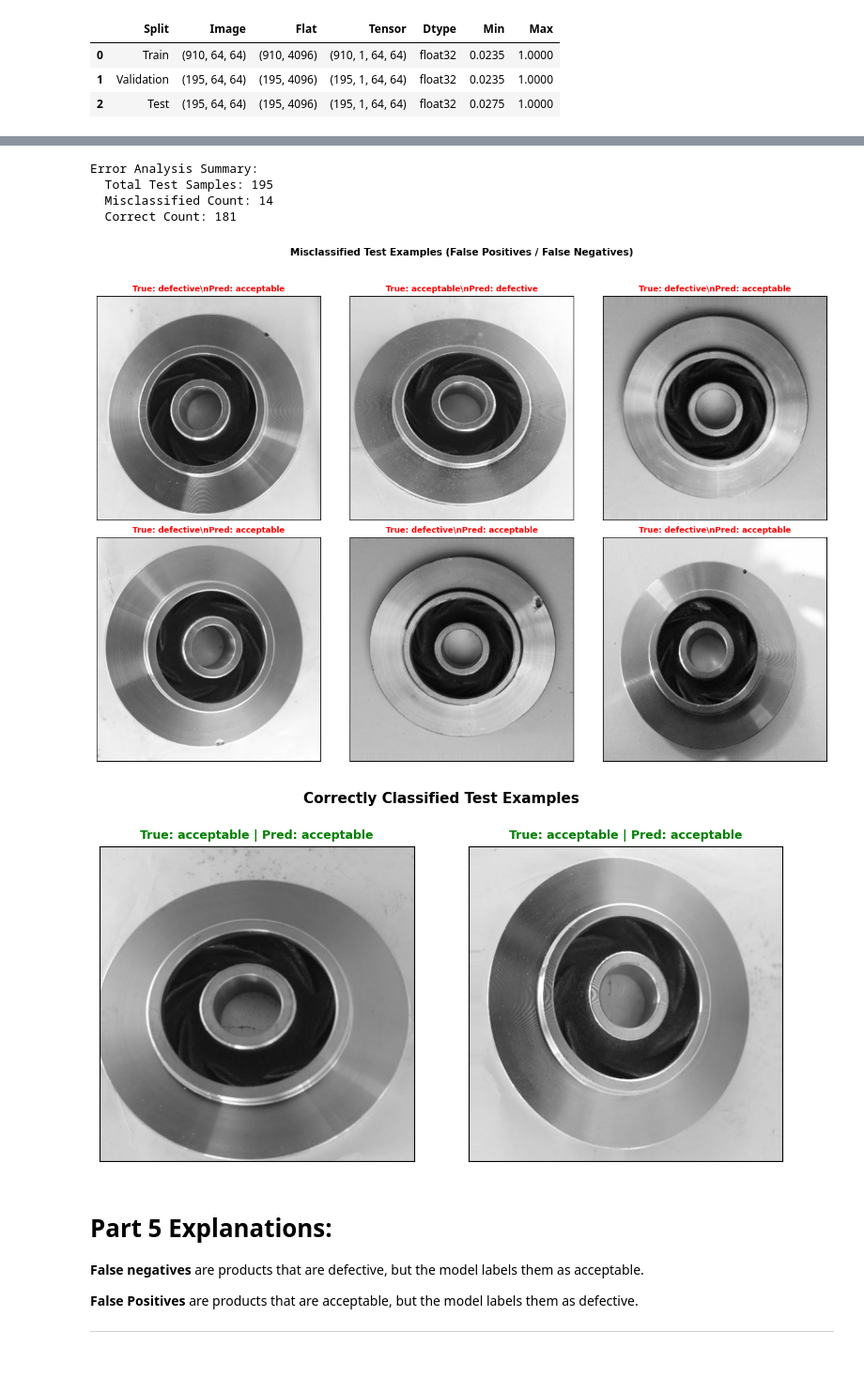
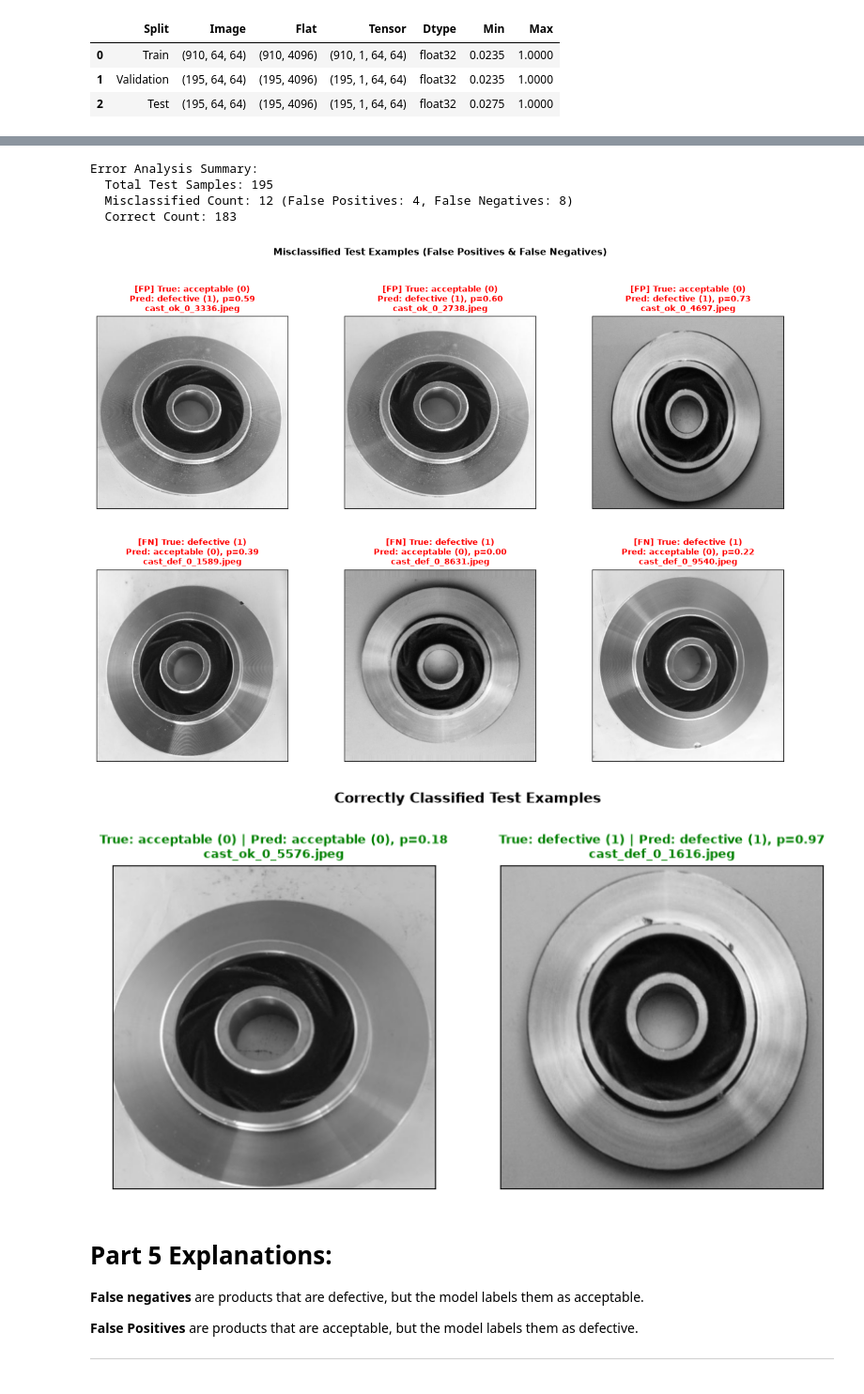
Before and after one commit to dljantz/machine-learning-final-project, a Jupyter notebook: project.ipynb, the cells around one changed output, grey strips where cells are left out. Shown at 94% size. Saved outputs shown, nothing was run; the diff lists cells and outputs as text; code cells hidden in the pictures.

Commit message:
Finalize project.ipynb: add required sections, fix Part 5 plots and explanations, and run clean execution

```diff
--- a/project.ipynb
+++ b/project.ipynb
@@ -554,7 +578,7 @@ test_metrics = defect_metrics(y_test, test_preds)
 print("\nFinal Test Metrics:")
 for k, v in test_metrics.items():
     print(f"  {k}: {v:.4f}")
-print(f"\n")
+print("\n")
 
 # compute and display confusion matrix with labeled axes
 cm = confusion_matrix(y_test, test_preds, labels=[ACCEPTABLE, DEFECTIVE])
@@ -564,11 +588,12 @@ fig.colorbar(cax)
 
 ax.set_xticks([0, 1])
 ax.set_yticks([0, 1])
+ax.xaxis.set_ticks_position("bottom")
 ax.set_xticklabels([f"{CLASS_NAMES[ACCEPTABLE]} (0)", f"{CLASS_NAMES[DEFECTIVE]} (1)"])
 ax.set_yticklabels([f"{CLASS_NAMES[ACCEPTABLE]} (0)", f"{CLASS_NAMES[DEFECTIVE]} (1)"])
 ax.set_xlabel("Predicted Label", fontweight="bold")
 ax.set_ylabel("True Label", fontweight="bold")
-ax.set_title("Test Set Confusion Matrix", fontsize=11, fontweight="bold", pad=15)
+ax.set_title("Test Set Confusion Matrix", fontsize=11, fontweight="bold", pad=12)
 
 for (i, j), val in np.ndenumerate(cm):
     ax.text(j, i, f"{val}", ha="center", va="center", fontsize=12, fontweight="bold",
@@ -577,22 +602,32 @@ for (i, j), val in np.ndenumerate(cm):
 plt.tight_layout()
 plt.show()
 
-# display up to 6 misclassified test images and 2 correctly classified images
+# display up to 6 misclassified test images (ensuring both FP and FN if available) and 2 correctly classified images
 misclassified_idx = np.where(y_test != test_preds)[0]
 correct_idx = np.where(y_test == test_preds)[0]
+fp_idx = np.where((y_test == ACCEPTABLE) & (test_preds == DEFECTIVE))[0]
+fn_idx = np.where((y_test == DEFECTIVE) & (test_preds == ACCEPTABLE))[0]
 
-print(f"\nError Analysis Summary:")
+print("\nError Analysis Summary:")
 print(f"  Total Test Samples: {len(y_test)}")
-print(f"  Misclassified Count: {len(misclassified_idx)}")
-print(f"  Correct Count: {len(correct_idx)}")
-print(f"\n")
+print(f"  Misclassified Count: {len(misclassified_idx)} (False Positives: {len(fp_idx)}, False Negatives: {len(fn_idx)})")
+print(f"  Correct Count: {len(correct_idx)}\n")
 
-# plot misclassified examples (up to 6)
-selected_errors = misclassified_idx[:6]
+if len(misclassified_idx) <= 6:
+    selected_errors = list(misclassified_idx)
+elif len(fp_idx) > 0 and len(fn_idx) > 0:
+    n_fp = min(3, len(fp_idx))
+    n_fn = min(6 - n_fp, len(fn_idx))
+    if n_fp + n_fn < 6:
+        n_fp = min(6 - n_fn, len(fp_idx))
+    selected_errors = list(fp_idx[:n_fp]) + list(fn_idx[:n_fn])
+else:
+    selected_errors = list(misclassified_idx[:6])
+
 if len(selected_errors) > 0:
     rows = min(2, (len(selected_errors) + 2) // 3)
     cols = min(3, len(selected_errors))
-    fig, axes = plt.subplots(rows, cols, figsize=(4 * cols, 4 * rows))
+    fig, axes = plt.subplots(rows, cols, figsize=(4 * cols, 4.25 * rows))
     axes = np.array(axes).flatten() if len(selected_errors) > 1 else [axes]
 
     for i, idx in enumerate(selected_errors):
@@ -602,35 +637,53 @@ if len(selected_errors) > 0:
             ax.imshow(im)
         t_label = CLASS_NAMES[y_test[idx]]
         p_label = CLASS_NAMES[test_preds[idx]]
-        ax.set_title(f"True: {t_label}\\nPred: {p_label}", color="red", fontsize=9, fontweight="bold")
+        err_type = "FP" if (y_test[idx] == ACCEPTABLE and test_preds[idx] == DEFECTIVE) else "FN"
+        ax.set_title(
+            f"[{err_type}] True: {t_label} ({y_test[idx]})\n"
+            f"Pred: {p_label} ({test_preds[idx]}), p={test_probs[idx]:.2f}\n"
+            f"{row_data['filename']}",
+            color="red", fontsize=9, fontweight="bold"
+        )
         ax.set_xticks([])
         ax.set_yticks([])
 
     for j in range(len(selected_errors), len(axes)):
         axes[j].axis("off")
 
-    fig.suptitle("Misclassified Test Examples (False Positives / False Negatives)", fontsize=11, fontweight="bold", y=1.02)
-    plt.tight_layout()
+    fig.suptitle("Misclassified Test Examples (False Positives & False Negatives)", fontsize=11, fontweight="bold", y=0.98)
+    plt.tight_layout(rect=[0, 0, 1, 0.95])
+    plt.subplots_adjust(hspace=0.32)
     plt.show()
 else:
     print("  Zero misclassified test examples found!")
 
-# plot 2 correct examples
-if len(correct_idx) >= 2:
-    fig, axes = plt.subplots(1, 2, figsize=(8, 4))
-    for i, idx in enumerate(correct_idx[:2]):
+# plot 2 correct examples (1 acceptable + 1 defective if both exist)
+tn_idx = np.where((y_test == ACCEPTABLE) & (test_preds == ACCEPTABLE))[0]
+tp_idx = np.where((y_test == DEFECTIVE) & (test_preds == DEFECTIVE))[0]
+if len(tn_idx) > 0 and len(tp_idx) > 0:
+    selected_correct = [int(tn_idx[0]), int(tp_idx[0])]
+else:
+    selected_correct = list(correct_idx[:2])
+
+if len(selected_correct) >= 2:
+    fig, axes = plt.subplots(1, 2, figsize=(8.5, 4.5))
+    for i, idx in enumerate(selected_correct):
         ax = axes[i]
         row_data = test_df.iloc[idx]
         with Image.open(row_data["path"]) as im:
             ax.imshow(im)
         t_label = CLASS_NAMES[y_test[idx]]
         p_label = CLASS_NAMES[test_preds[idx]]
-        ax.set_title(f"True: {t_label} | Pred: {p_label}", color="green", fontsize=9, fontweight="bold")
+        ax.set_title(
+            f"True: {t_label} ({y_test[idx]}) | Pred: {p_label} ({test_preds[idx]}), p={test_probs[idx]:.2f}\n"
+            f"{row_data['filename']}",
+            color="green", fontsize=9, fontweight="bold"
+        )
         ax.set_xticks([])
         ax.set_yticks([])
 
-    fig.suptitle("Correctly Classified Test Examples", fontsize=11, fontweight="bold", y=1.02)
-    plt.tight_layout()
+    fig.suptitle("Correctly Classified Test Examples", fontsize=11, fontweight="bold", y=0.98)
+    plt.tight_layout(rect=[0, 0, 1, 0.93])
     plt.show()
 # %% [output]
 |  | Configuration | Precision (Defective) | Recall (Defective) | F1 (Defective) | Accuracy | Training Time (s) |
@@ -646,9 +699,9 @@ Final Test Metrics:
 Error Analysis Summary:
   Total Test Samples: 195
-  Misclassified Count: 14
-  Correct Count: 181
+  Misclassified Count: 12 (False Positives: 4, False Negatives: 8)
+  Correct Count: 183
-[figure, old version]
+[figure, new version]
-[figure, old version]
+[figure, new version]
 # %% [markdown]
 # Part 5 Explanations:
 
```
Also changed, not shown: parts of 20 cells of this notebook.
